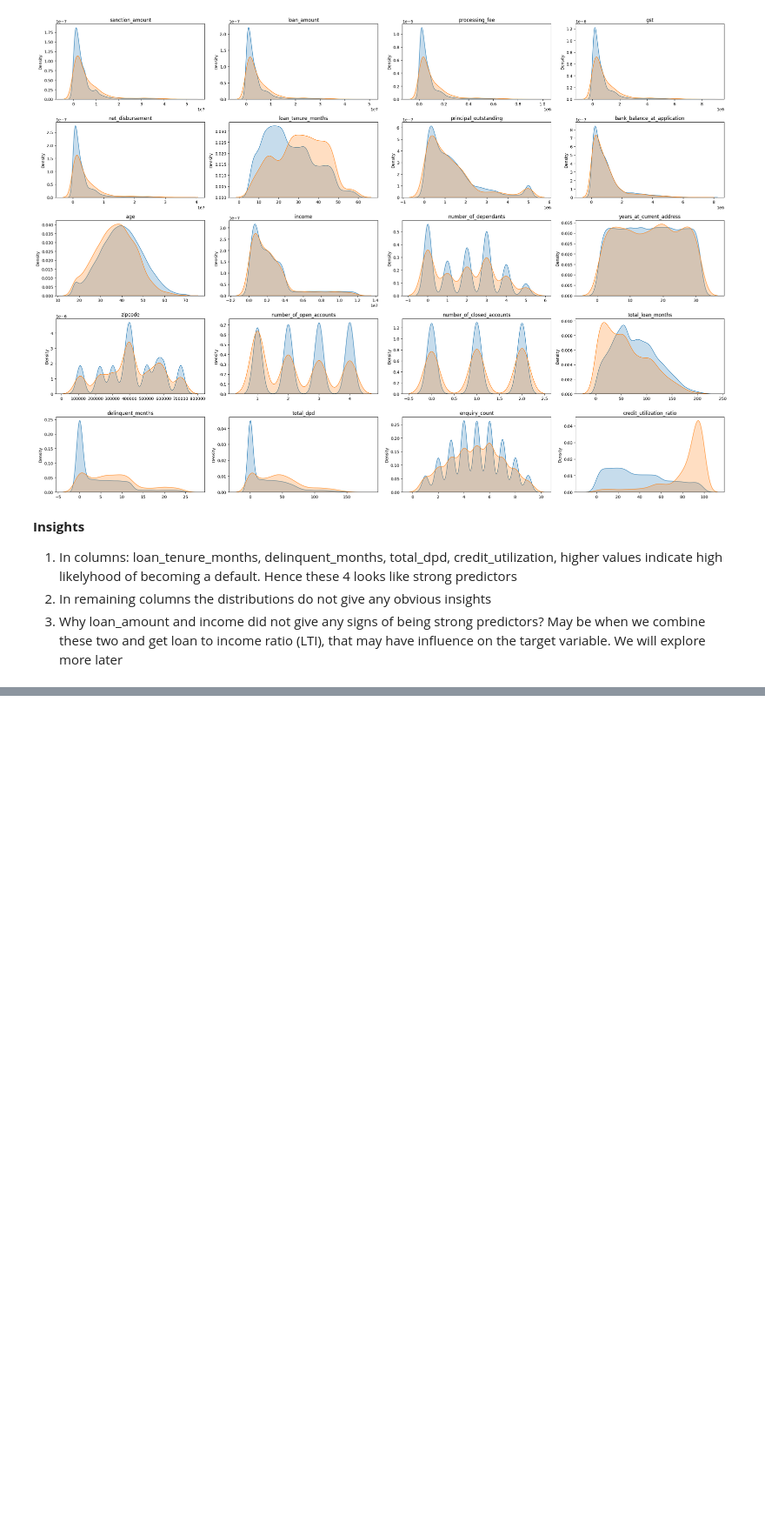
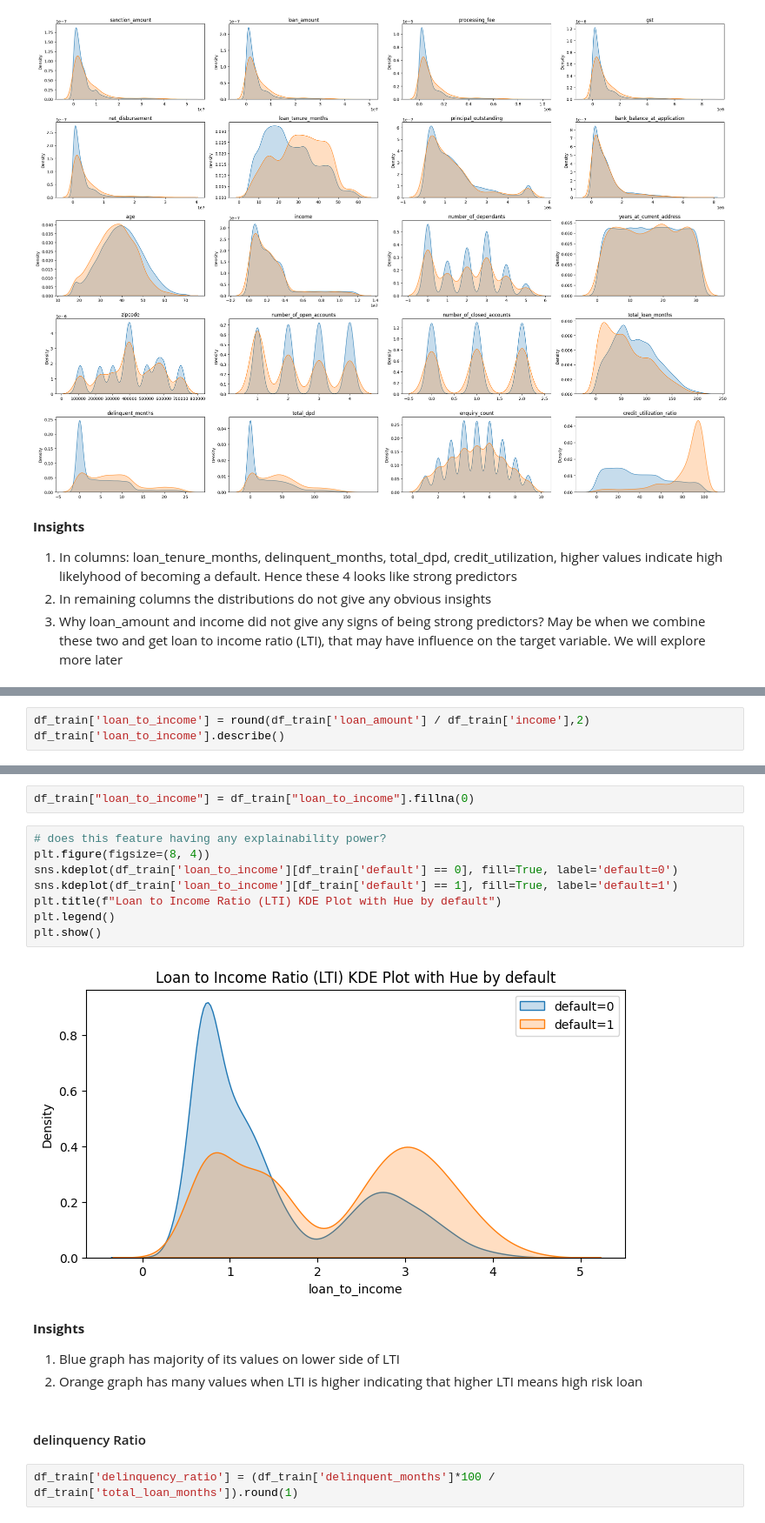
Before and after one commit to nabanita22/creditrisk_repo, a Jupyter notebook: notebooks/01_eda_FE_FS.ipynb, the cells around one changed output, grey strips where cells are left out. Shown at 87% size. Cells and saved outputs as stored; diff of their text form; blank space fills up the shorter version.

```diff
--- a/notebooks/01_eda.ipynb
+++ b/notebooks/01_eda_FE_FS.ipynb
@@ -377,0 +406,3 @@ plt.show()
+# %%
+df_train['loan_to_income'] = round(df_train['loan_amount'] / df_train['income'],2)
+df_train['loan_to_income'].describe()
@@ -377,0 +419,20 @@ plt.show()
+# %%
+df_train["loan_to_income"] = df_train["loan_to_income"].fillna(0)
+# %%
+# does this feature having any explainability power?
+plt.figure(figsize=(8, 4))
+sns.kdeplot(df_train['loan_to_income'][df_train['default'] == 0], fill=True, label='default=0')
+sns.kdeplot(df_train['loan_to_income'][df_train['default'] == 1], fill=True, label='default=1')
+plt.title(f"Loan to Income Ratio (LTI) KDE Plot with Hue by default")
+plt.legend()
+plt.show()
+# %% [output]
+[figure, added]
+# %% [markdown]
+**Insights**
+1. Blue graph has majority of its values on lower side of LTI
+2. Orange graph has many values when LTI is higher indicating that higher LTI means high risk loan
+# %% [markdown]
+#### delinquency Ratio
+# %%
+df_train['delinquency_ratio'] = (df_train['delinquent_months']*100 / df_train['total_loan_months']).round(1)
```
Also changed, not shown: parts of 34 cells of this notebook, 3 other files.
